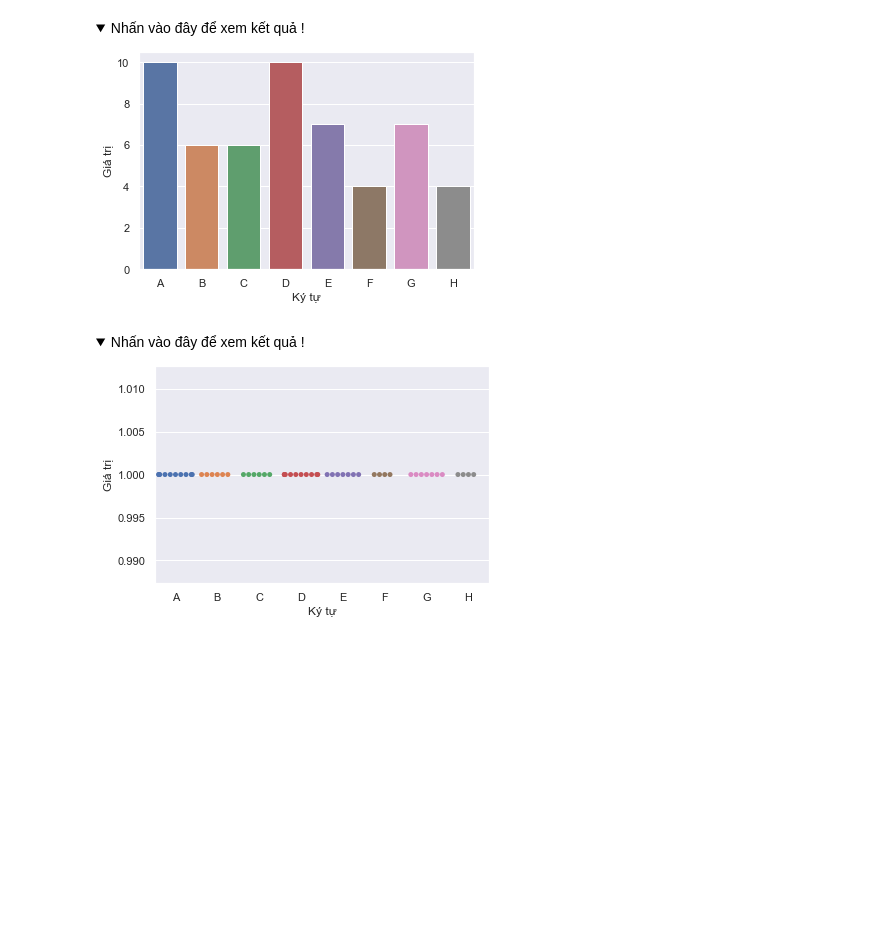
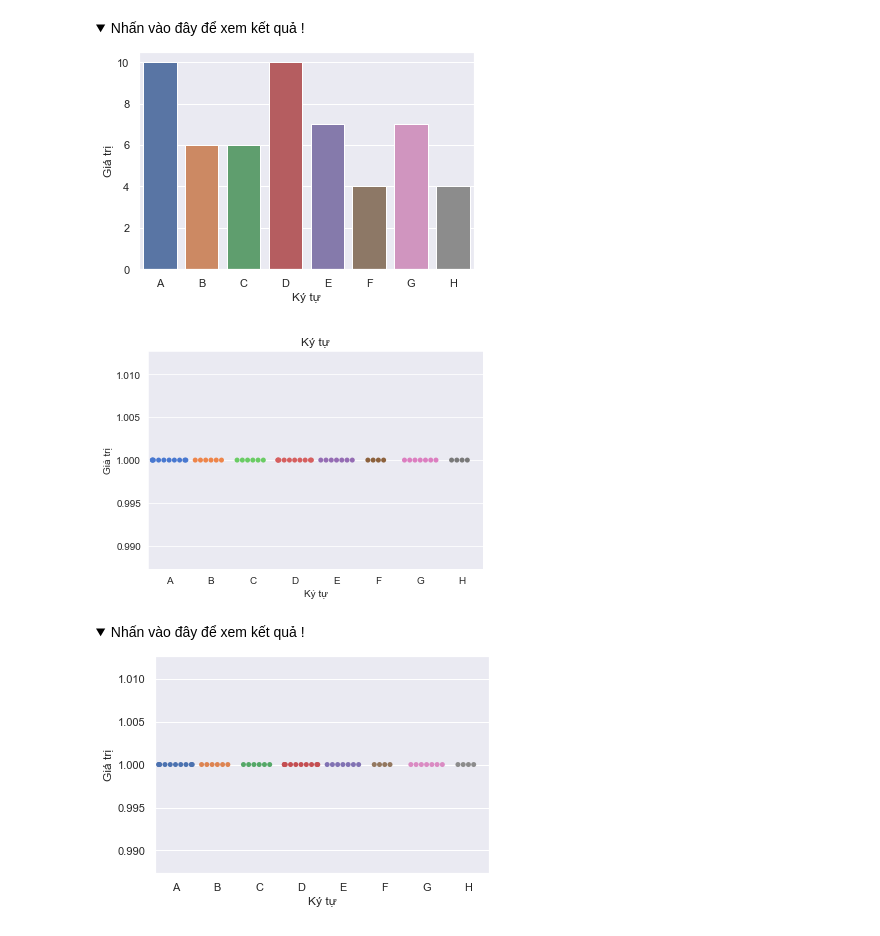
Before and after one commit to ngcvm/data-science-and-machine-learning-fundamentals, a Jupyter notebook: Chapter7_Exercise1_Barplot_Swarmplot.ipynb, the cells around one changed output. Drawn from its saved outputs; the diff is of its cells as text; code cells hidden in the pictures; folded sections open; blank space fills up the shorter version.

```diff
--- a/Chapter7_Exercise1_Barplot_Swarmplot.ipynb
+++ b/Chapter7_Exercise1_Barplot_Swarmplot.ipynb
@@ -39,3 +54,16 @@ chars = "A A A A A A A A A A B B B B B B C C C C C C D D D D D D D D D D E E E E
+# %%
+# Câu 3: Biểu diễn dữ liệu data trên bằng swarmplot
+df = pd.DataFrame(chars.split(' '))
+df['value'] = 1
+# df
+cp= sb.color_palette('muted')
+sb.swarmplot(x=df[0] , y=df['value'], data=df, palette=cp)
+plt.title('Ký tự')
+plt.ylabel('Giá trị')
+plt.xlabel('Ký tự')
+plt.show()
+# %% [output]
+[figure, added]
 # %% [markdown]
 <details>
   <summary>Nhấn vào đây để xem kết quả !</summary>
```
Also changed, not shown: parts of 4 cells of this notebook, 3 other files.
